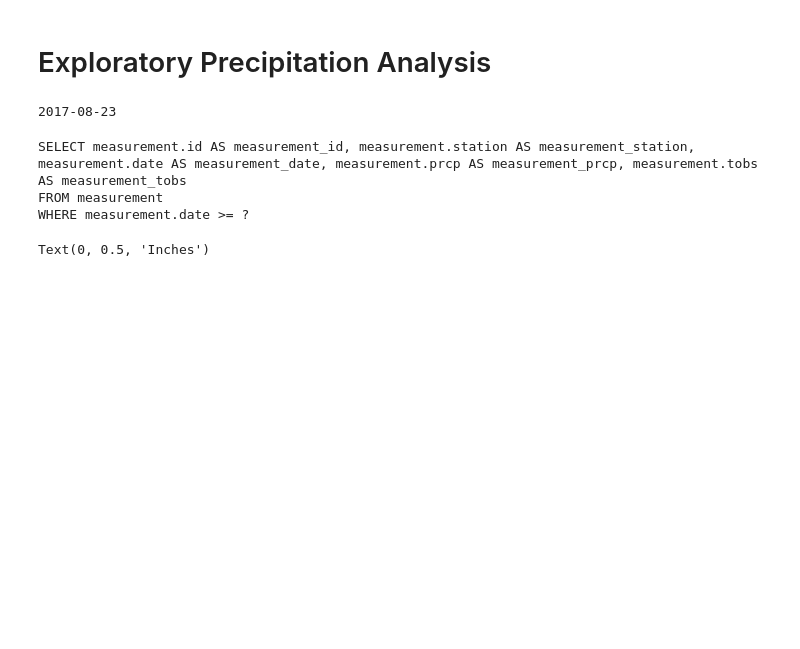
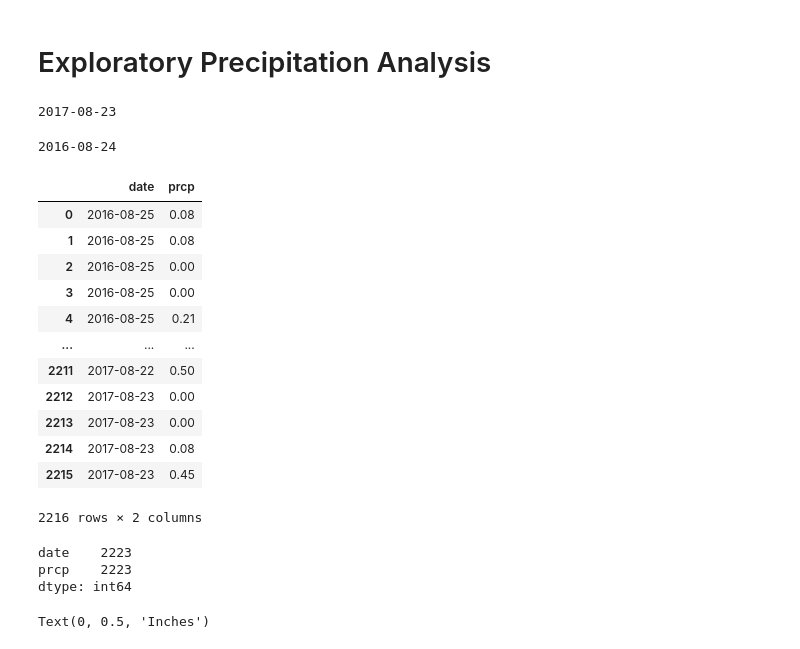
Before and after one commit to samwallach7/10-sqlalchemy-challenge, a Jupyter notebook: SurfsUp/climate_starter.ipynb, the cells around one changed output. Saved outputs shown, nothing was run; the diff lists cells and outputs as text; code cells hidden in the pictures; blank space fills up the shorter version.

```diff
--- a/SurfsUp/climate_starter.ipynb
+++ b/SurfsUp/climate_starter.ipynb
@@ -46,28 +46,47 @@ most_recent = session.query(Measurement).order_by(Measurement.date.desc()).first
 print(most_recent.date)
 # %% [output]
 2017-08-23
+# %%
+previous_year = dt.date(2017, 8, 23) - dt.timedelta(days=364)
+print(previous_year)
+# %% [output]
+2016-08-24
 # %%
 # Design a query to retrieve the last 12 months of precipitation data and plot the results.
 # Starting from the most recent data point in the database.
-previous_year =
 
 # Calculate the date one year from the last date in data set.
-
+previous_year = dt.date(2017, 8, 23) - dt.timedelta(days=364)
 
 # Perform a query to retrieve the data and precipitation scores
-
-
-# Save the query results as a Pandas DataFrame. Explicitly set the column names
-
-
-# Sort the dataframe by date
-
-
-# Use Pandas Plotting with Matplotlib to plot the data
+previous_year_prcp = session.query(Measurement.date, Measurement.prcp).\
+    filter(Measurement.date > previous_year).\
+    order_by(Measurement.date).all()
-# %% [output]
-SELECT measurement.id AS measurement_id, measurement.station AS measurement_station, measurement.date AS measurement_date, measurement.prcp AS measurement_prcp, measurement.tobs AS measurement_tobs
-FROM measurement
-WHERE measurement.date >= ?
+# %%
+# Save the query results as a Pandas DataFrame. Explicitly set the column names
+hawaii_prcp = pd.DataFrame(previous_year_prcp, columns=['date', 'prcp'])
+#hawaii_prcp['prcp'] = df['prcp'].fillna(0)
+hawaii_prcp
+# %% [output]
+|  | date | prcp |
+| 0 | 2016-08-25 | 0.08 |
+| 1 | 2016-08-25 | 0.08 |
+| 2 | 2016-08-25 | 0.00 |
+| 3 | 2016-08-25 | 0.00 |
+| 4 | 2016-08-25 | 0.21 |
+| ... | ... | ... |
+| 2211 | 2017-08-22 | 0.50 |
+| 2212 | 2017-08-23 | 0.00 |
+| 2213 | 2017-08-23 | 0.00 |
+| 2214 | 2017-08-23 | 0.08 |
+| 2215 | 2017-08-23 | 0.45 |
+2216 rows × 2 columns
+# %%
+df.count()
+# %% [output]
+date    2223
+prcp    2223
+dtype: int64
 # %%
 # Design a query to retrieve the last 12 months of precipitation data and plot the results.
 # Starting from the most recent data point in the database.
```
Also changed, not shown: 3 other files.
